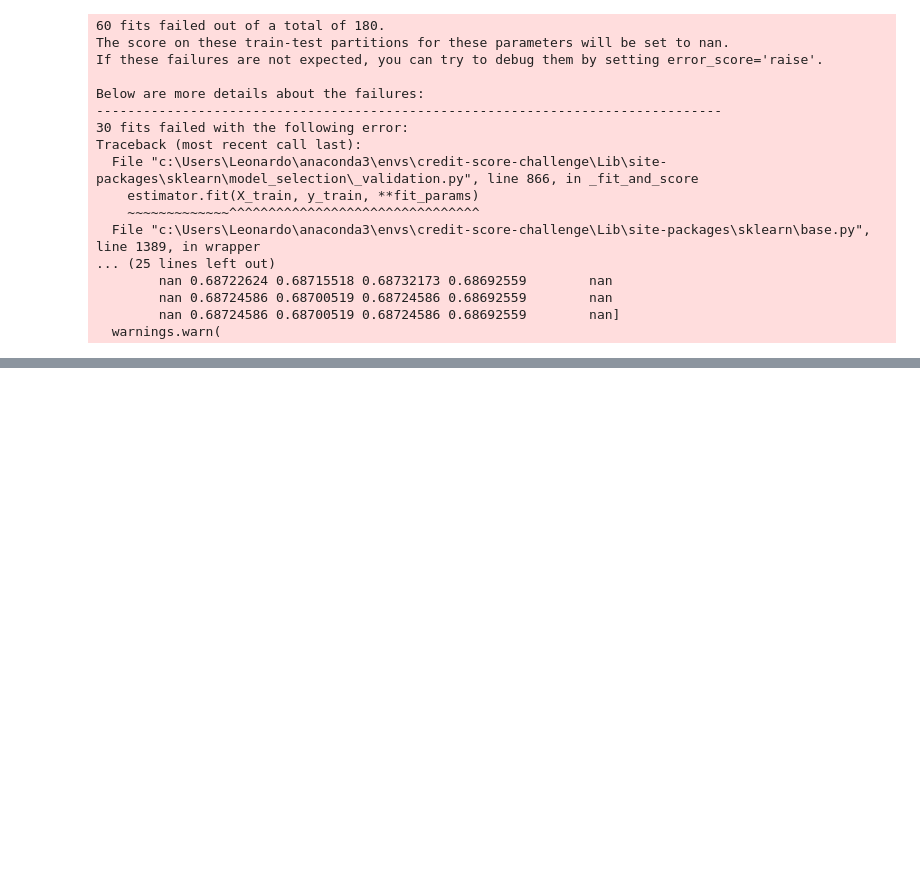
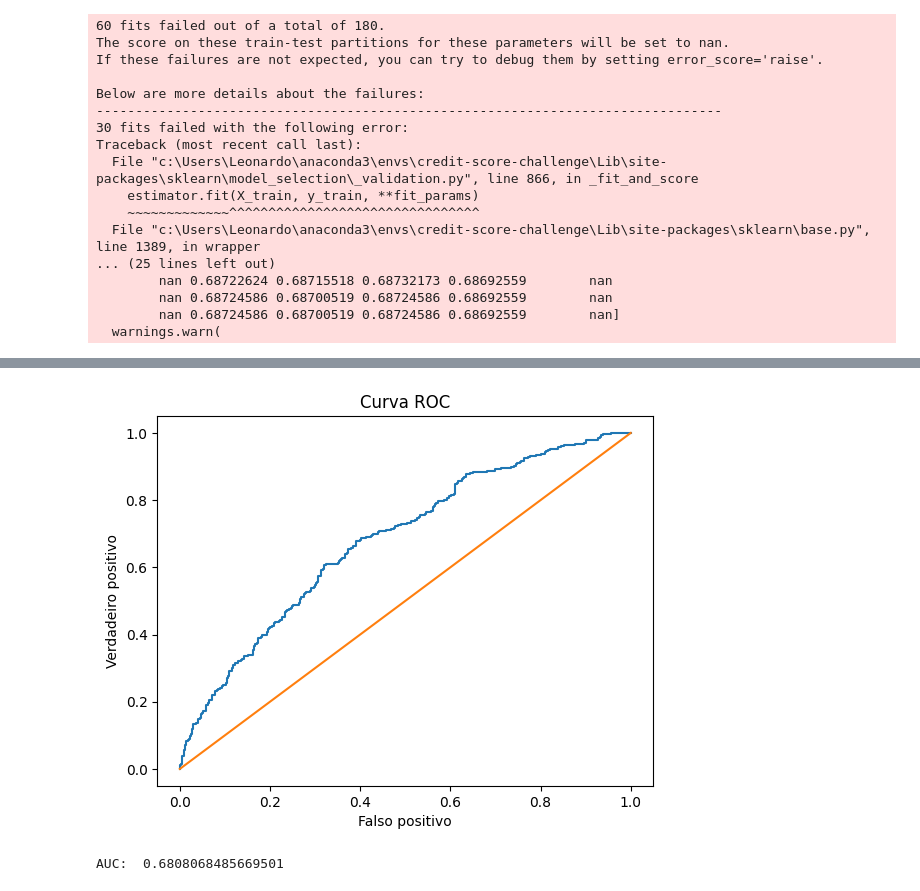
Before and after one commit to leorlik/credit-code-challenge, a Jupyter notebook: notebooks/modelagem.ipynb, the cells around one changed output, grey strips where cells are left out. Cells and saved outputs as stored; diff of their text form; code cells hidden in the pictures; blank space fills up the shorter version.

```diff
--- a/notebooks/modelagem.ipynb
+++ b/notebooks/modelagem.ipynb
@@ -1303,0 +1370,7 @@ Traceback (most recent call last):
+# %%
+#### Assumindo o melhor modelo como o de melhores metricas, vamos testar no conjunto de validação
+
+df_val = pd.read_parquet("../data/SOT/base_validacao_nao_normalizada.parquet")
+
+X_val = df_val.drop(columns=["id", "safra", "y"])
+y_val = df_val["y"]
@@ -1303,0 +1450,14 @@ Traceback (most recent call last):
+# %%
+fpr, tpr, thresholds = roc_curve(y_val, model.predict_proba(X_val_total)[:,1])
+plt.plot(fpr, tpr)
+plt.plot([0,1], [0,1])
+plt.xlabel('Falso positivo')
+plt.ylabel('Verdadeiro positivo')
+plt.title('Curva ROC')
+plt.savefig("../graficos/curva_roc.png")
+# %% [output]
+[figure, added]
+# %%
+print("AUC: ",auc(fpr, tpr))
+# %% [output]
+AUC:  0.6808068485669501
```
Also changed, not shown: parts of 15 cells of this notebook, 13 other files.
